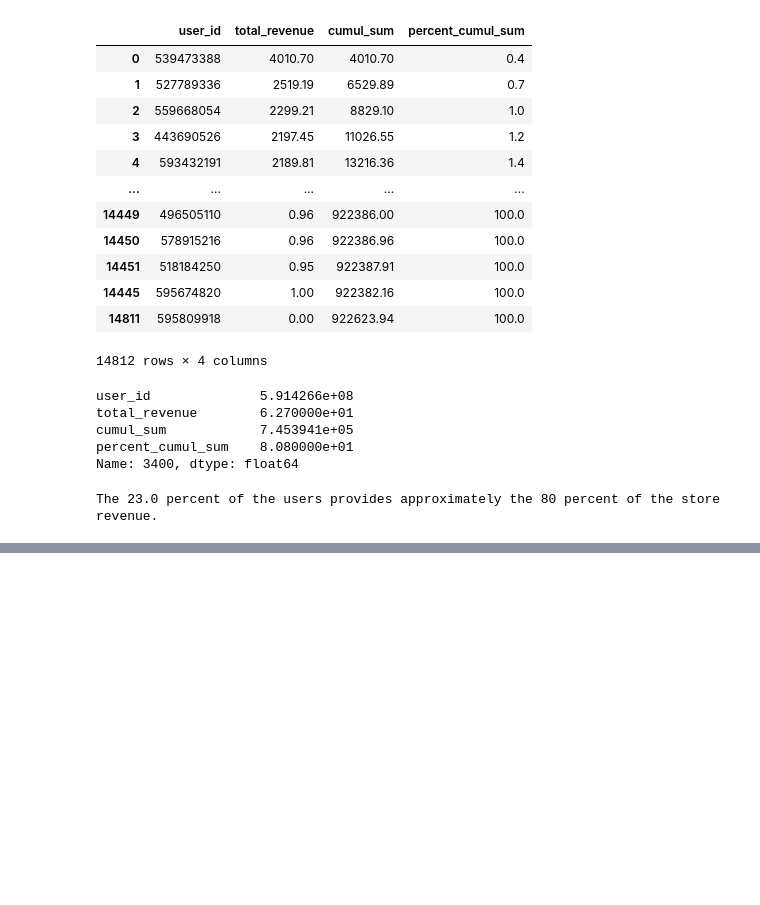
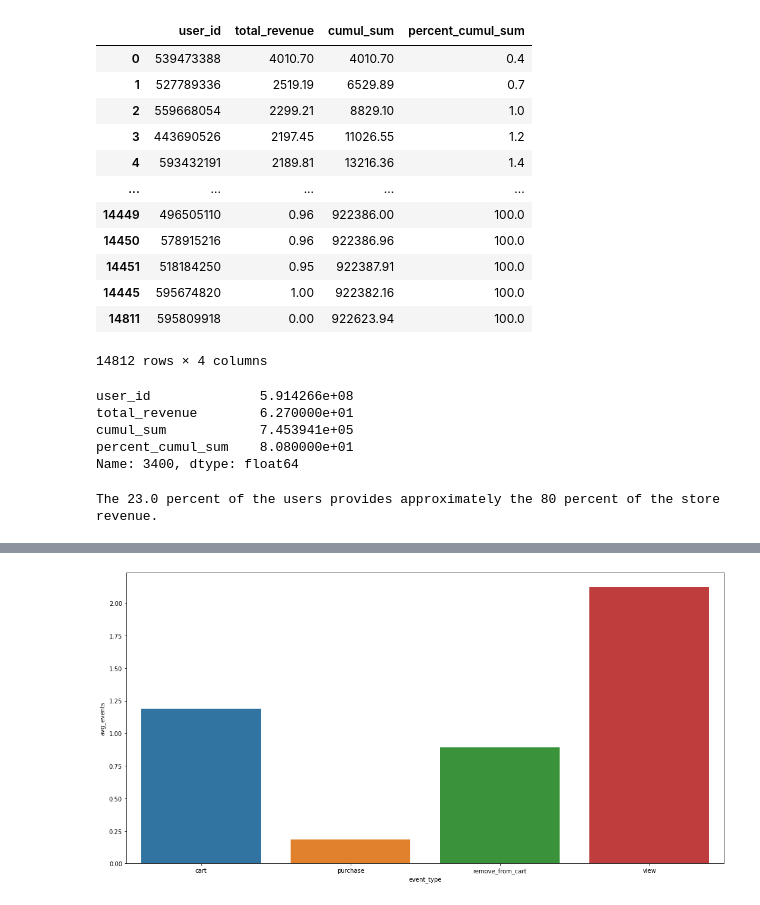
Before and after one commit to domenicocinque/ADM-HW2, a Jupyter notebook: HW2_Dom.ipynb, the cells around one changed output, grey strips where cells are left out. Drawn from its saved outputs; the diff is of its cells as text; code cells hidden in the pictures; blank space fills up the shorter version.

```diff
--- a/HW2_Dom.ipynb
+++ b/HW2_Dom.ipynb
@@ -207,0 +212,3 @@ plt.show()
+# %%
+event_series = df.groupby('event_type').event_type.count().to_frame('number_of_events').reset_index()
+event_series
@@ -207,0 +234,4 @@ plt.show()
+# %%
+n = df['user_session'].nunique()
+event_series['avg_events'] = event_series.apply(lambda row: row.number_of_events /n, axis=1)
+event_series
@@ -207,0 +249,5 @@ plt.show()
+# %%
+fig = plt.figure(figsize=(18,9))
+plot = sns.barplot(x='event_type', y='avg_events', data=event_series)
+# %% [output]
+[figure, added]
```
Also changed, not shown: parts of 13 cells of this notebook.
